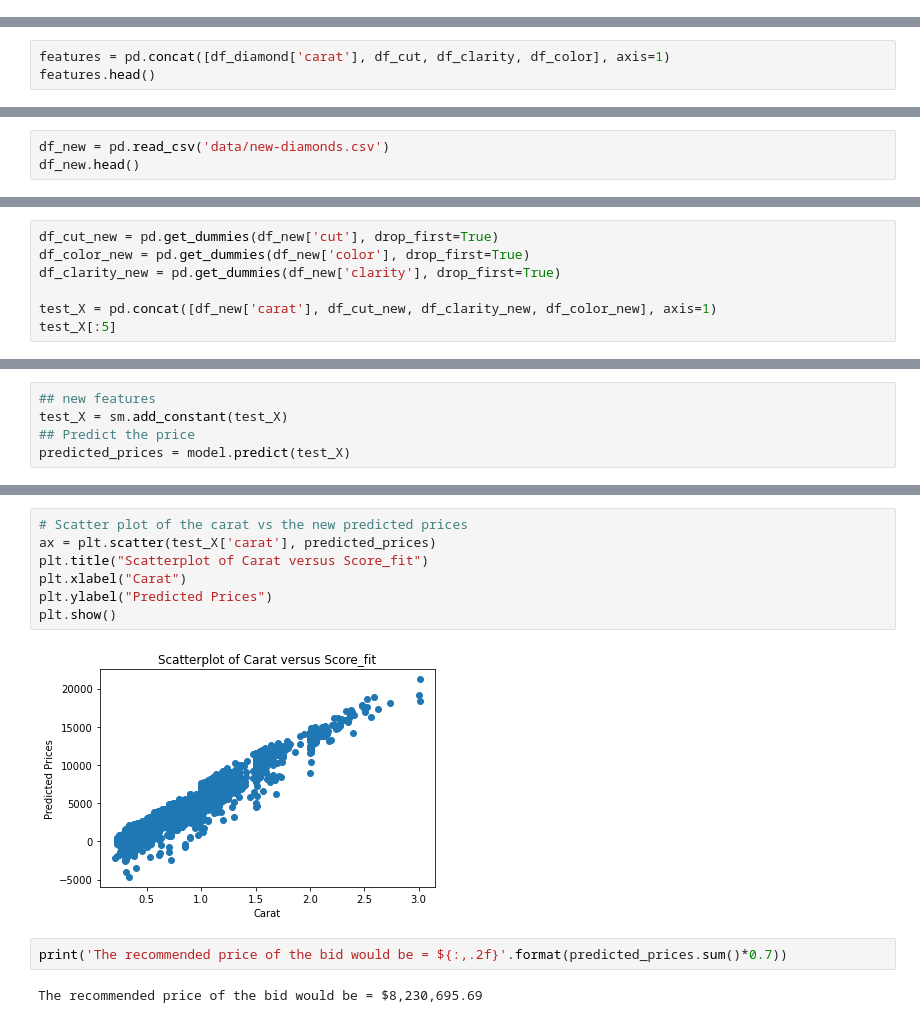
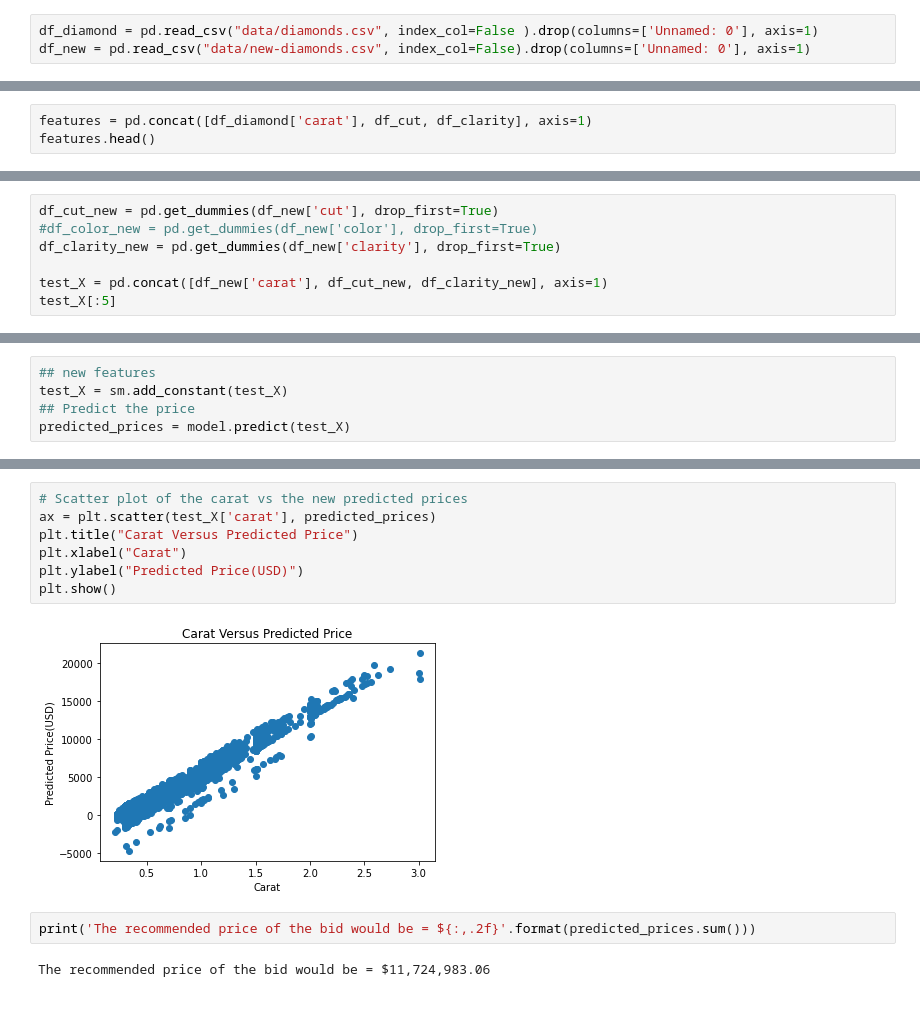
Before and after one commit to epythonlab/Predictive-analytics-for-business, a Jupyter notebook: new_diamond_price.ipynb, the cells around one changed output, grey strips where cells are left out. Saved outputs shown, nothing was run; the diff lists cells and outputs as text.

Commit message:
Updated the Diamond Prediction

```diff
--- a/new_diamond_price.ipynb
+++ b/new_diamond_price.ipynb
@@ -16,3 +38,6 @@ df_diamond = pd.read_csv("data/diamonds.csv", index_col=False)
+# %%
+df_diamond = pd.read_csv("data/diamonds.csv", index_col=False ).drop(columns=['Unnamed: 0'], axis=1)
+df_new = pd.read_csv("data/new-diamonds.csv", index_col=False).drop(columns=['Unnamed: 0'], axis=1)
 # %%
 # Explore the first five rows
 df_diamond.head()
@@ -137,7 +177,7 @@ df_clarity.head()
 # %% [markdown]
 # Select features and Concatenate all together
 # %%
-features = pd.concat([df_diamond['carat'], df_cut, df_clarity, df_color], axis=1)
+features = pd.concat([df_diamond['carat'], df_cut, df_clarity], axis=1)
 features.head()
 # %% [output]
 |  | carat | Good | Ideal | Premium | Very Good | IF | SI1 | SI2 | VS1 | VS2 | VVS1 | ... |
@@ -191,3 +228,0 @@ Load the dataset
-# %%
-df_new = pd.read_csv('data/new-diamonds.csv')
-df_new.head()
@@ -203,9 +231,9 @@ Preprocessing the data
 # %%
 df_cut_new = pd.get_dummies(df_new['cut'], drop_first=True)
-df_color_new = pd.get_dummies(df_new['color'], drop_first=True)
+#df_color_new = pd.get_dummies(df_new['color'], drop_first=True)
 df_clarity_new = pd.get_dummies(df_new['clarity'], drop_first=True)
 
-test_X = pd.concat([df_new['carat'], df_cut_new, df_clarity_new, df_color_new], axis=1)
+test_X = pd.concat([df_new['carat'], df_cut_new, df_clarity_new], axis=1)
 test_X[:5]
 # %% [output]
 |  | carat | Good | Ideal | Premium | Very Good | IF | SI1 | SI2 | VS1 | VS2 | VVS1 | ... |
@@ -232,13 +270,13 @@ dtype: float64
 # %%
 # Scatter plot of the carat vs the new predicted prices
 ax = plt.scatter(test_X['carat'], predicted_prices)
-plt.title("Scatterplot of Carat versus Score_fit")
+plt.title("Carat Versus Predicted Price")
 plt.xlabel("Carat")
-plt.ylabel("Predicted Prices")
+plt.ylabel("Predicted Price(USD)")
 plt.show()
 # %% [output]
-[figure, old version]
+[figure, new version]
 # %%
-print('The recommended price of the bid would be = ${:,.2f}'.format(predicted_prices.sum()*0.7))
+print('The recommended price of the bid would be = ${:,.2f}'.format(predicted_prices.sum()))
 # %% [output]
-The recommended price of the bid would be = $8,230,695.69
+The recommended price of the bid would be = $11,724,983.06
```
Also changed, not shown: parts of 39 cells of this notebook, 2 other files.
